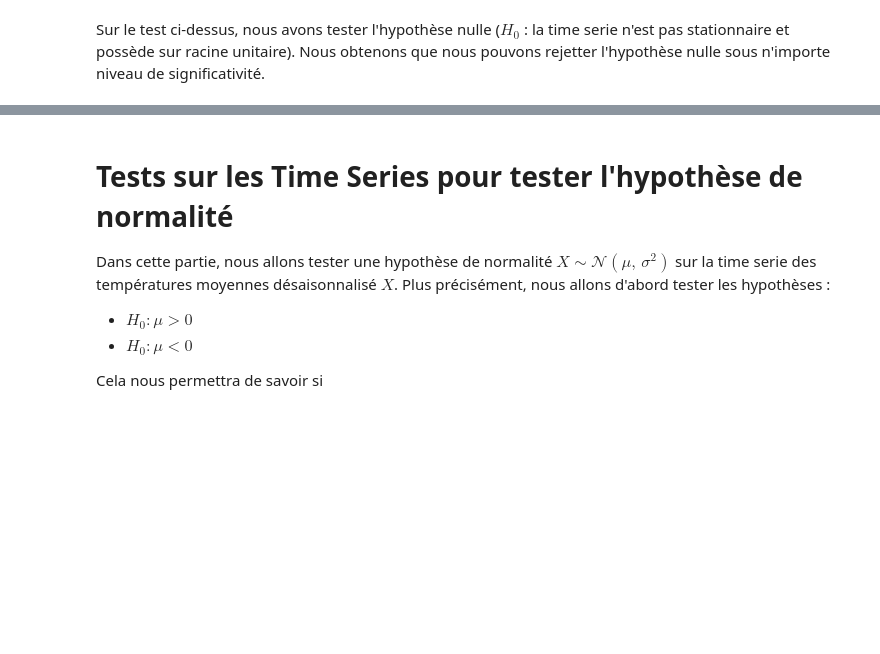
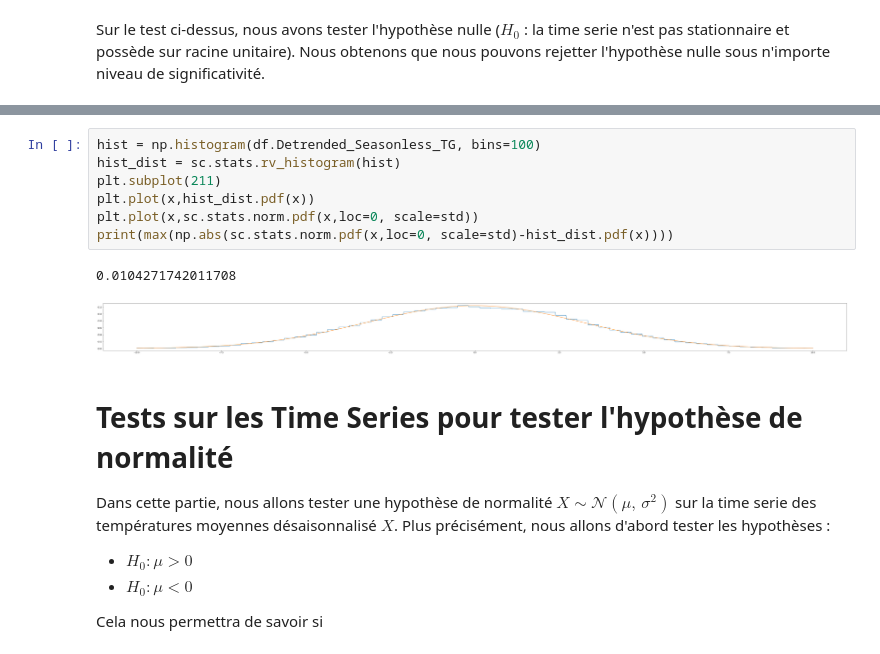
Before and after one commit to LucaNyckees/SCV_project1, a Jupyter notebook: notebooks/TimeSerie.ipynb, the cells around one changed output, grey strips where cells are left out. Cells and saved outputs as stored; diff of their text form; blank space fills up the shorter version.

```diff
--- a/notebooks/TimeSerie.ipynb
+++ b/notebooks/TimeSerie.ipynb
@@ -276,3 +259,13 @@ SyntaxError: unexpected EOF while parsing (<ipython-input-371-98b904afbc4b>, lin
+# %%
+hist = np.histogram(df.Detrended_Seasonless_TG, bins=100)
+hist_dist = sc.stats.rv_histogram(hist)
+plt.subplot(211)
+plt.plot(x,hist_dist.pdf(x))
+plt.plot(x,sc.stats.norm.pdf(x,loc=0, scale=std))
+print(max(np.abs(sc.stats.norm.pdf(x,loc=0, scale=std)-hist_dist.pdf(x))))
+# %% [output]
+0.0104271742011708
+[figure, added]
 # %% [markdown]
 # Tests sur les Time Series pour tester l'hypothèse de normalité
 Dans cette partie, nous allons tester une hypothèse de normalité $X\sim \mathcal{N}(\mu,\,\sigma^{2})$ sur la time serie des températures moyennes désaisonnalisé $X$.
```
Also changed, not shown: parts of 13 cells of this notebook.
